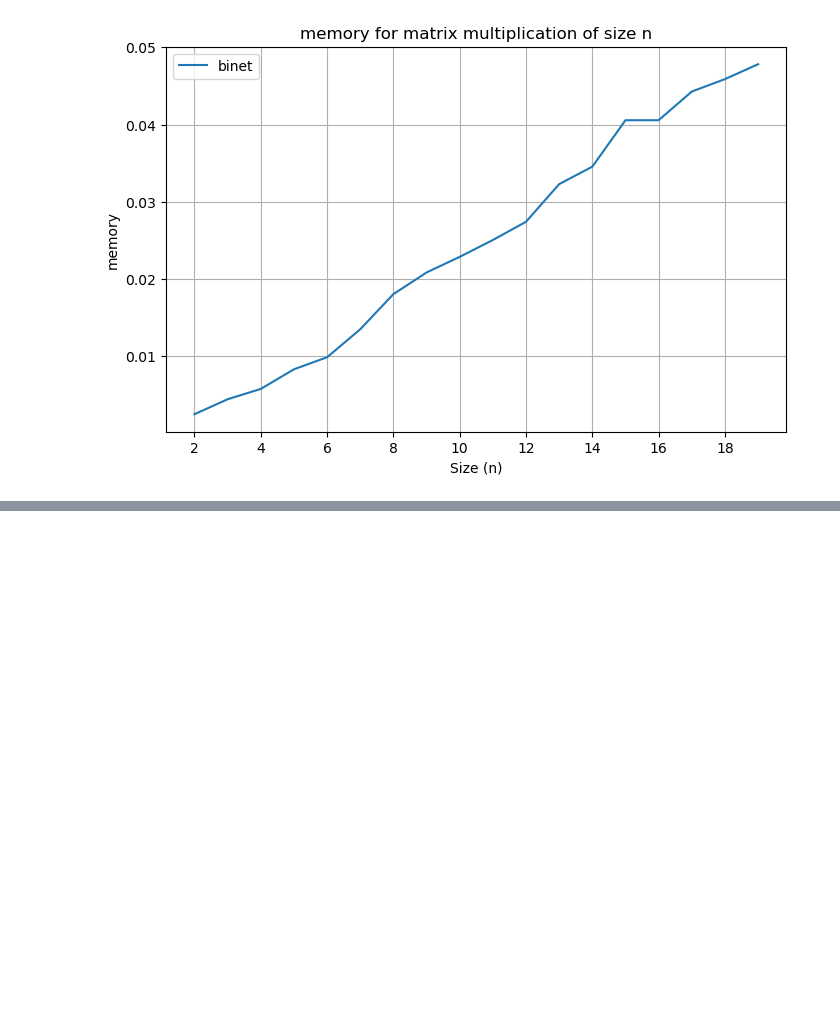
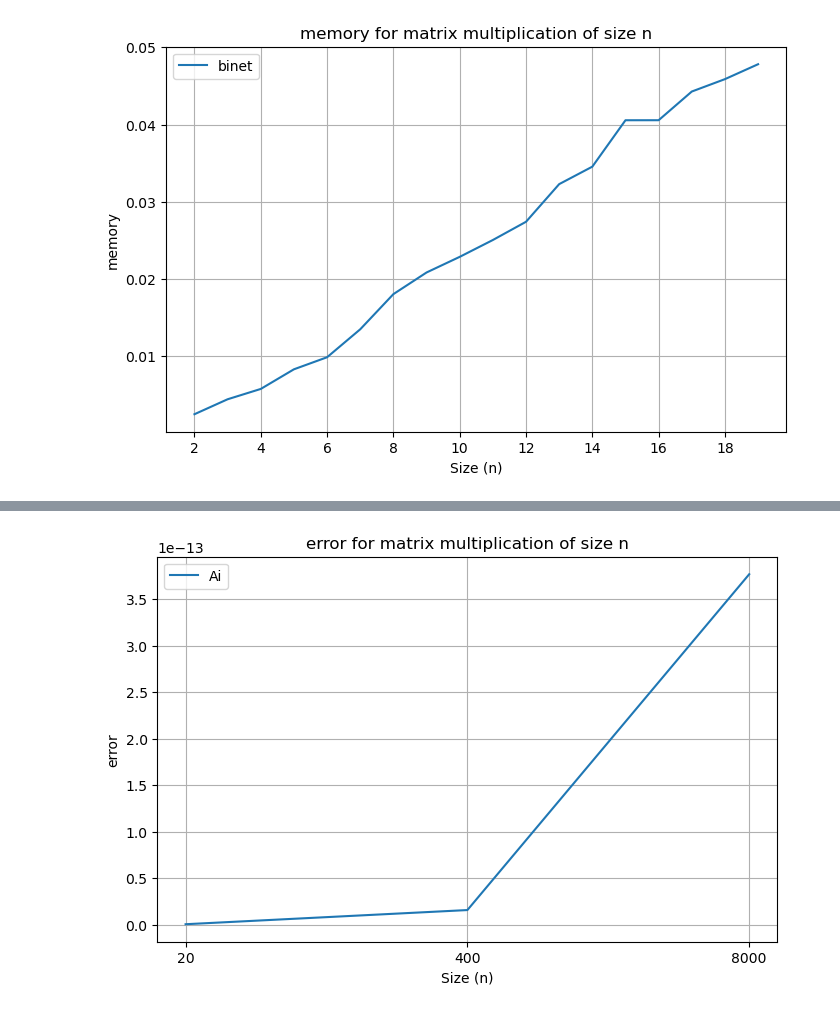
Before and after one commit to ozwonek/Algorytmy-Macierzowe, a Jupyter notebook: ZAD1/main.ipynb, the cells around one changed output, grey strips where cells are left out. Cells and saved outputs as stored; diff of their text form; code cells hidden in the pictures; blank space fills up the shorter version.

```diff
--- a/ZAD1/main.ipynb
+++ b/ZAD1/main.ipynb
@@ -103,0 +119,3 @@ plot_metric(avg_df, 'memory')
+# %%
+from stats import benchmark_Ai
+ai_df = create_statistics_for_ai(10000, 1)
@@ -103,0 +129,4 @@ plot_metric(avg_df, 'memory')
+# %%
+plot_metric(ai_df, "error")
+# %% [output]
+[figure, added]
```
Also changed, not shown: parts of 13 cells of this notebook, 5 other files.
